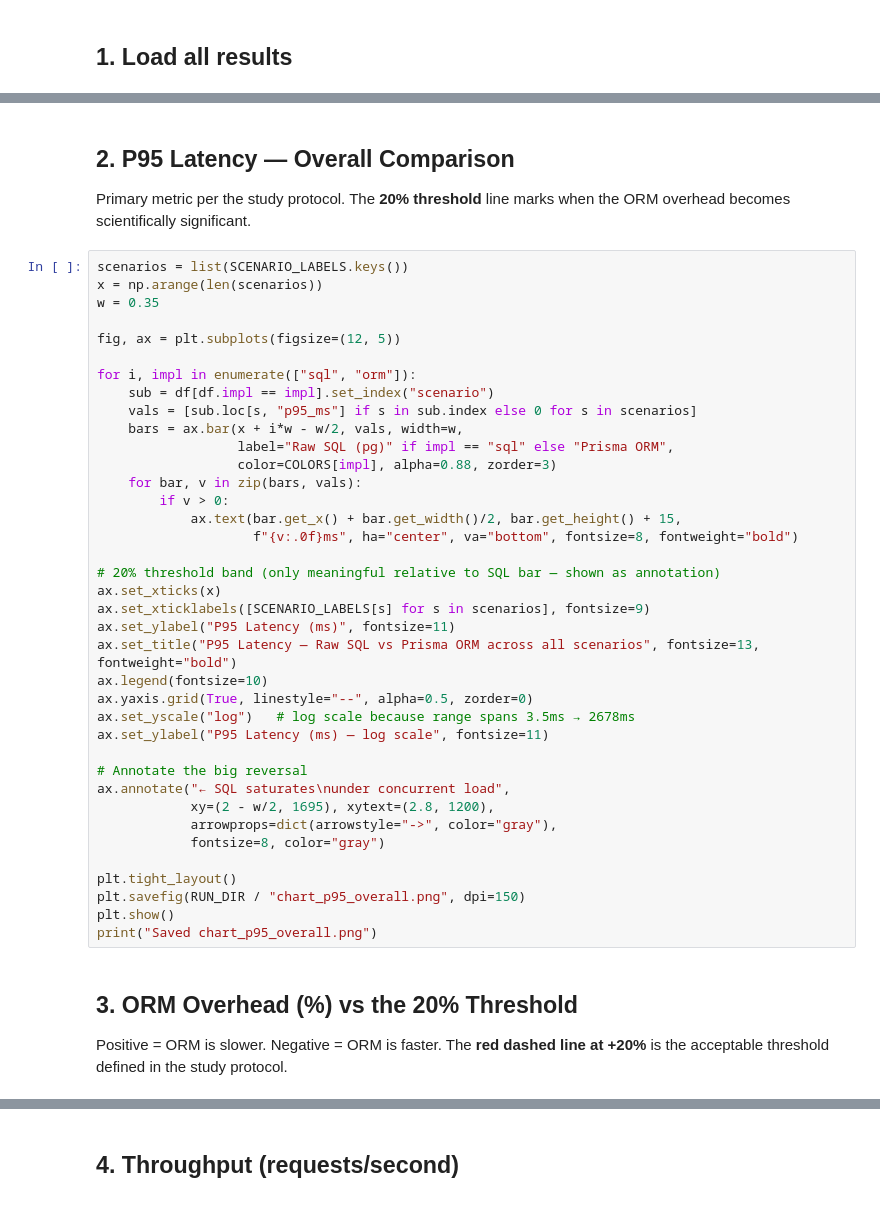
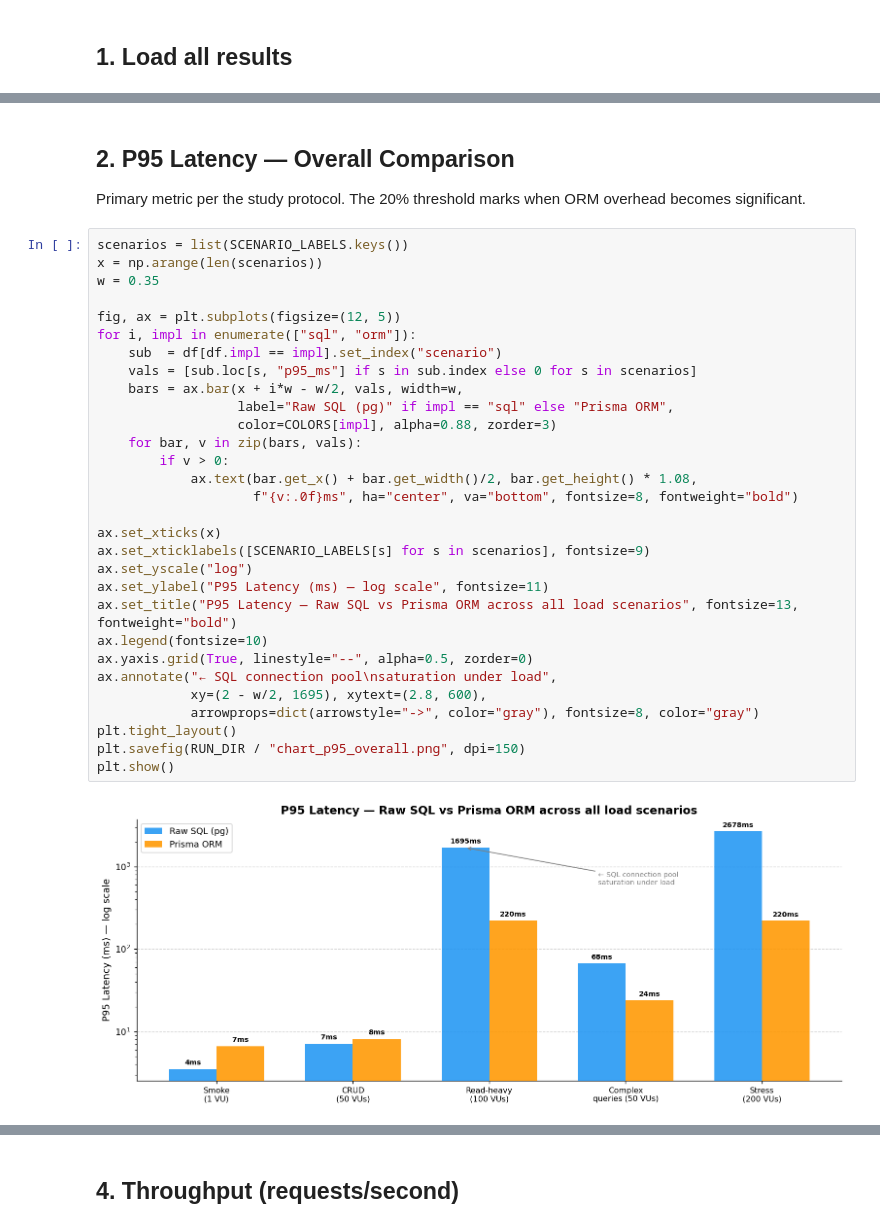
Before and after one commit to Nej-ma/orm-vs-sql-benchmark, a Jupyter notebook: analysis.ipynb, the cells around one changed output, grey strips where cells are left out. Saved outputs shown, nothing was run; the diff lists cells and outputs as text.

```diff
--- a/analysis.ipynb
+++ b/analysis.ipynb
@@ -90,46 +94,36 @@ df[["scenario", "impl", "avg_ms", "p95_ms", "throughput", "error_rate"]].round(2
 # %% [markdown]
 ## 2. P95 Latency — Overall Comparison
 
-Primary metric per the study protocol. The **20% threshold** line marks when the ORM overhead becomes scientifically significant.
+Primary metric per the study protocol. The 20% threshold marks when ORM overhead becomes significant.
 # %%
 scenarios = list(SCENARIO_LABELS.keys())
 x = np.arange(len(scenarios))
 w = 0.35
 
 fig, ax = plt.subplots(figsize=(12, 5))
-
 for i, impl in enumerate(["sql", "orm"]):
-    sub = df[df.impl == impl].set_index("scenario")
+    sub  = df[df.impl == impl].set_index("scenario")
     vals = [sub.loc[s, "p95_ms"] if s in sub.index else 0 for s in scenarios]
     bars = ax.bar(x + i*w - w/2, vals, width=w,
                   label="Raw SQL (pg)" if impl == "sql" else "Prisma ORM",
                   color=COLORS[impl], alpha=0.88, zorder=3)
     for bar, v in zip(bars, vals):
         if v > 0:
-            ax.text(bar.get_x() + bar.get_width()/2, bar.get_height() + 15,
+            ax.text(bar.get_x() + bar.get_width()/2, bar.get_height() * 1.08,
                     f"{v:.0f}ms", ha="center", va="bottom", fontsize=8, fontweight="bold")
 
-# 20% threshold band (only meaningful relative to SQL bar — shown as annotation)
 ax.set_xticks(x)
 ax.set_xticklabels([SCENARIO_LABELS[s] for s in scenarios], fontsize=9)
-ax.set_ylabel("P95 Latency (ms)", fontsize=11)
-ax.set_title("P95 Latency — Raw SQL vs Prisma ORM across all scenarios", fontsize=13, fontweight="bold")
+ax.set_yscale("log")
+ax.set_ylabel("P95 Latency (ms) — log scale", fontsize=11)
+ax.set_title("P95 Latency — Raw SQL vs Prisma ORM across all load scenarios", fontsize=13, fontweight="bold")
 ax.legend(fontsize=10)
 ax.yaxis.grid(True, linestyle="--", alpha=0.5, zorder=0)
-ax.set_yscale("log")   # log scale because range spans 3.5ms → 2678ms
-ax.set_ylabel("P95 Latency (ms) — log scale", fontsize=11)
-
-# Annotate the big reversal
-ax.annotate("← SQL saturates\nunder concurrent load",
-            xy=(2 - w/2, 1695), xytext=(2.8, 1200),
-            arrowprops=dict(arrowstyle="->", color="gray"),
-            fontsize=8, color="gray")
-
+ax.annotate("← SQL connection pool\nsaturation under load",
+            xy=(2 - w/2, 1695), xytext=(2.8, 600),
+            arrowprops=dict(arrowstyle="->", color="gray"), fontsize=8, color="gray")
 plt.tight_layout()
 plt.savefig(RUN_DIR / "chart_p95_overall.png", dpi=150)
 plt.show()
-print("Saved chart_p95_overall.png")
+# %% [output]
+[figure, added]
-# %% [markdown]
-## 3. ORM Overhead (%) vs the 20% Threshold
-
-Positive = ORM is slower. Negative = ORM is faster. The **red dashed line at +20%** is the acceptable threshold defined in the study protocol.
```
Also changed, not shown: parts of 27 cells of this notebook, 12 other files.
